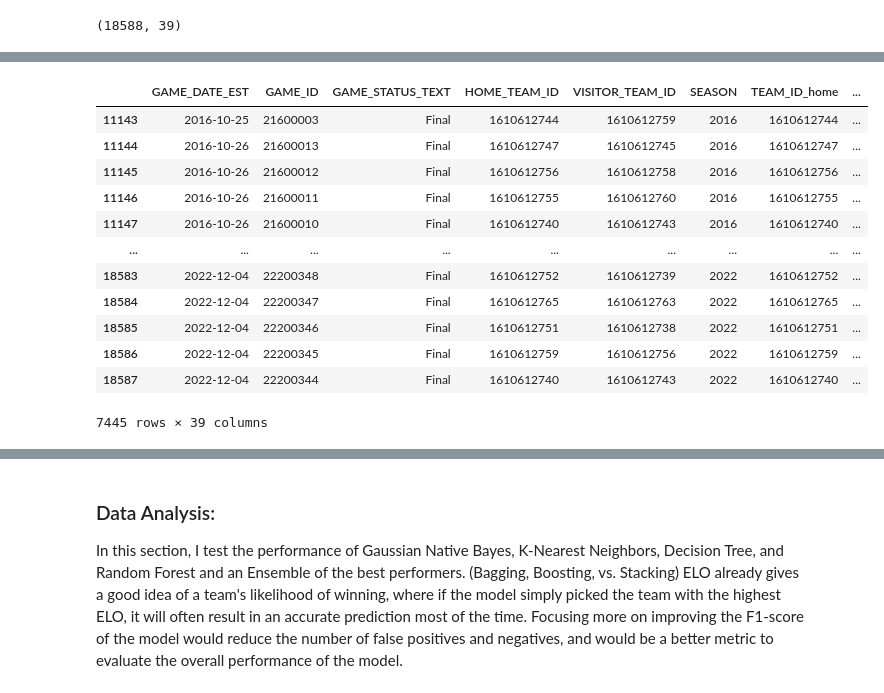
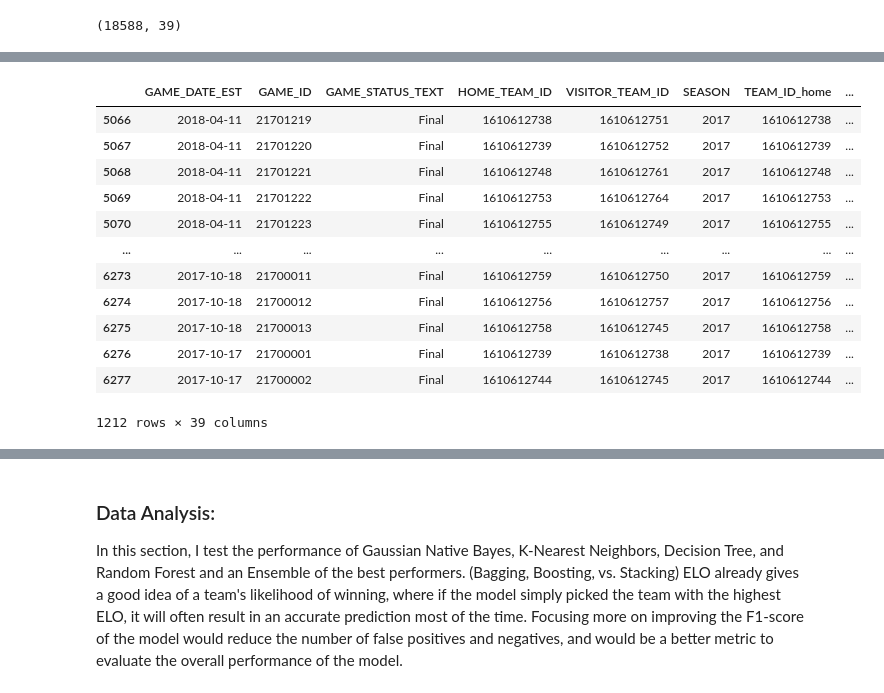
Before and after one commit to jfong025/NBA-Prediction-Model, a Jupyter notebook: notebooks/BettingWithClassifiers.ipynb, the cells around one changed output, grey strips where cells are left out. Cells and saved outputs as stored; diff of their text form; code cells hidden in the pictures.

```diff
--- a/notebooks/BettingWithClassifiers.ipynb
+++ b/notebooks/BettingWithClassifiers.ipynb
@@ -291,6 +275,6 @@ cutoff_21 = int(bettingdf[bettingdf['SEASON'] == 2021].index[0])
 cutoff_17 = int(bettingdf[bettingdf['SEASON'] == 2017].index[0])
 cutoff_16 = int(bettingdf[bettingdf['SEASON'] == 2016].index[0])
 cutoff_22 = int(bettingdf[bettingdf['SEASON'] == 2022].index[0])
-cutoffs = [cutoff_16,cutoff_17,cutoff_18, cutoff_19, cutoff_20,cutoff_21,cutoff_22]
+cutoffs = [cutoff_16,cutoff_17,cutoff_18, cutoff_19, cutoff_20,cutoff_21]
 print(cutoffs)
 # %% [output]
@@ -327,18 +311,18 @@ features1.tail()
 # %%
 
-bettingdf.iloc[cutoffs[0]:,:]
+bettingdf.iloc[cutoffs[1]:cutoffs[0], :]
 # %% [output]
 |  | GAME_DATE_EST | GAME_ID | GAME_STATUS_TEXT | HOME_TEAM_ID | VISITOR_TEAM_ID | SEASON | TEAM_ID_home | ... |
-| 11143 | 2016-10-25 | 21600003 | Final | 1610612744 | 1610612759 | 2016 | 1610612744 | ... |
-| 11144 | 2016-10-26 | 21600013 | Final | 1610612747 | 1610612745 | 2016 | 1610612747 | ... |
-| 11145 | 2016-10-26 | 21600012 | Final | 1610612756 | 1610612758 | 2016 | 1610612756 | ... |
-| 11146 | 2016-10-26 | 21600011 | Final | 1610612755 | 1610612760 | 2016 | 1610612755 | ... |
-| 11147 | 2016-10-26 | 21600010 | Final | 1610612740 | 1610612743 | 2016 | 1610612740 | ... |
+| 5066 | 2018-04-11 | 21701219 | Final | 1610612738 | 1610612751 | 2017 | 1610612738 | ... |
+| 5067 | 2018-04-11 | 21701220 | Final | 1610612739 | 1610612752 | 2017 | 1610612739 | ... |
+| 5068 | 2018-04-11 | 21701221 | Final | 1610612748 | 1610612761 | 2017 | 1610612748 | ... |
+| 5069 | 2018-04-11 | 21701222 | Final | 1610612753 | 1610612764 | 2017 | 1610612753 | ... |
+| 5070 | 2018-04-11 | 21701223 | Final | 1610612755 | 1610612749 | 2017 | 1610612755 | ... |
 | ... | ... | ... | ... | ... | ... | ... | ... | ... |
-| 18583 | 2022-12-04 | 22200348 | Final | 1610612752 | 1610612739 | 2022 | 1610612752 | ... |
-| 18584 | 2022-12-04 | 22200347 | Final | 1610612765 | 1610612763 | 2022 | 1610612765 | ... |
-| 18585 | 2022-12-04 | 22200346 | Final | 1610612751 | 1610612738 | 2022 | 1610612751 | ... |
-| 18586 | 2022-12-04 | 22200345 | Final | 1610612759 | 1610612756 | 2022 | 1610612759 | ... |
-| 18587 | 2022-12-04 | 22200344 | Final | 1610612740 | 1610612743 | 2022 | 1610612740 | ... |
+| 6273 | 2017-10-18 | 21700011 | Final | 1610612759 | 1610612750 | 2017 | 1610612759 | ... |
+| 6274 | 2017-10-18 | 21700012 | Final | 1610612756 | 1610612757 | 2017 | 1610612756 | ... |
+| 6275 | 2017-10-18 | 21700013 | Final | 1610612758 | 1610612745 | 2017 | 1610612758 | ... |
+| 6276 | 2017-10-17 | 21700001 | Final | 1610612739 | 1610612738 | 2017 | 1610612739 | ... |
+| 6277 | 2017-10-17 | 21700002 | Final | 1610612744 | 1610612745 | 2017 | 1610612744 | ... |
-7445 rows × 39 columns
+1212 rows × 39 columns
 # %%
```
Also changed, not shown: parts of 22 cells of this notebook, 1 other file.
